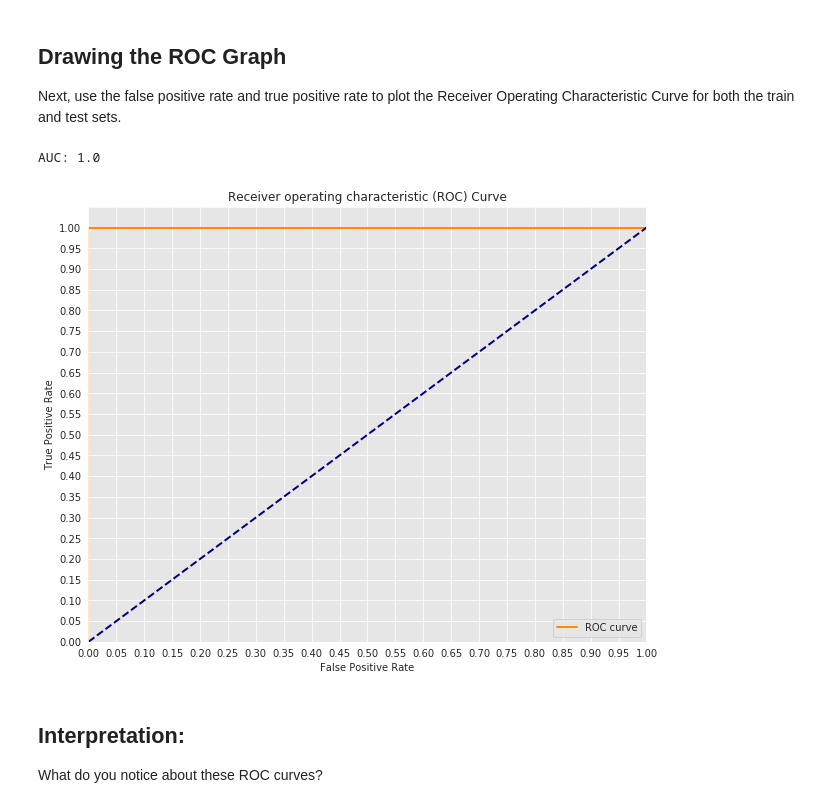
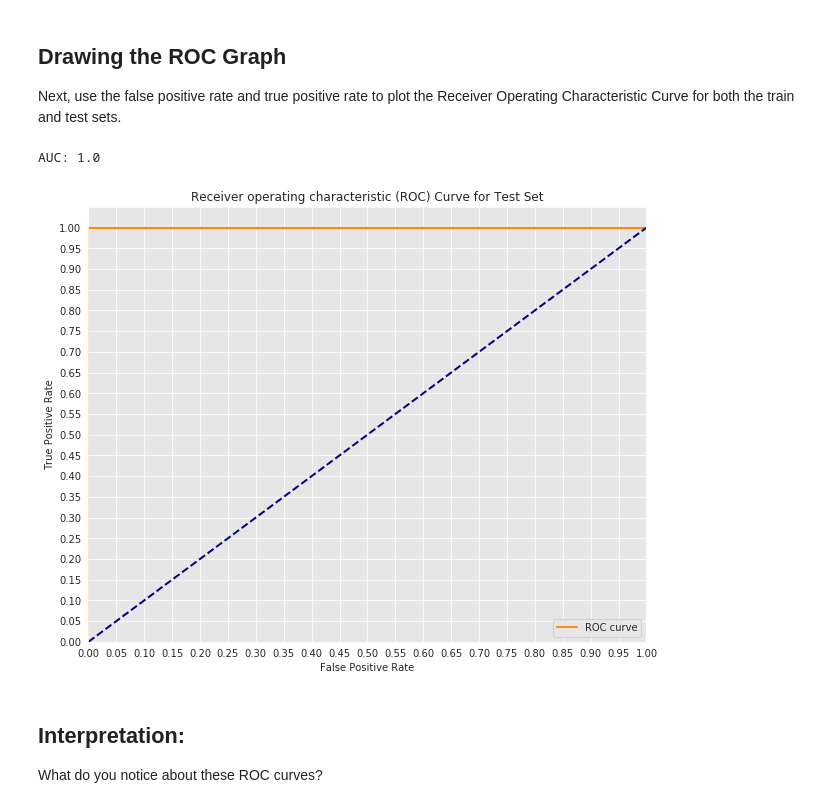
Before and after one commit to fpleoni/dsc-3-29-09-roc-curves-and-auc-lab-nyc-ds-career-031119, a Jupyter notebook: index.ipynb, the cells around one changed output. Cells and saved outputs as stored; diff of their text form; code cells hidden in the pictures.

```diff
--- a/index.ipynb
+++ b/index.ipynb
@@ -75,29 +75,29 @@ Next, use the false positive rate and true positive rate to plot the Receiver Op
 # %%
 import matplotlib.pyplot as plt
 import seaborn as sns
 %matplotlib inline
 
 #Seaborns Beautiful Styling
 sns.set_style("darkgrid", {"axes.facecolor": ".9"})
 
-print('AUC: {}'.format(auc(fpr, tpr)))
 plt.figure(figsize=(10,8))
 lw = 2
 plt.plot(fpr, tpr, color='darkorange',
          lw=lw, label='ROC curve')
 plt.plot([0, 1], [0, 1], color='navy', lw=lw, linestyle='--')
 plt.xlim([0.0, 1.0])
 plt.ylim([0.0, 1.05])
 plt.yticks([i/20.0 for i in range(21)])
 plt.xticks([i/20.0 for i in range(21)])
 plt.xlabel('False Positive Rate')
 plt.ylabel('True Positive Rate')
-plt.title('Receiver operating characteristic (ROC) Curve')
+plt.title('Receiver operating characteristic (ROC) Curve for Test Set')
 plt.legend(loc="lower right")
+print('AUC: {}'.format(auc(fpr, tpr)))
 plt.show()
 # %% [output]
 AUC: 1.0
-[figure, old version]
+[figure, new version]
 # %% [markdown]
 ## Interpretation:
 
```
